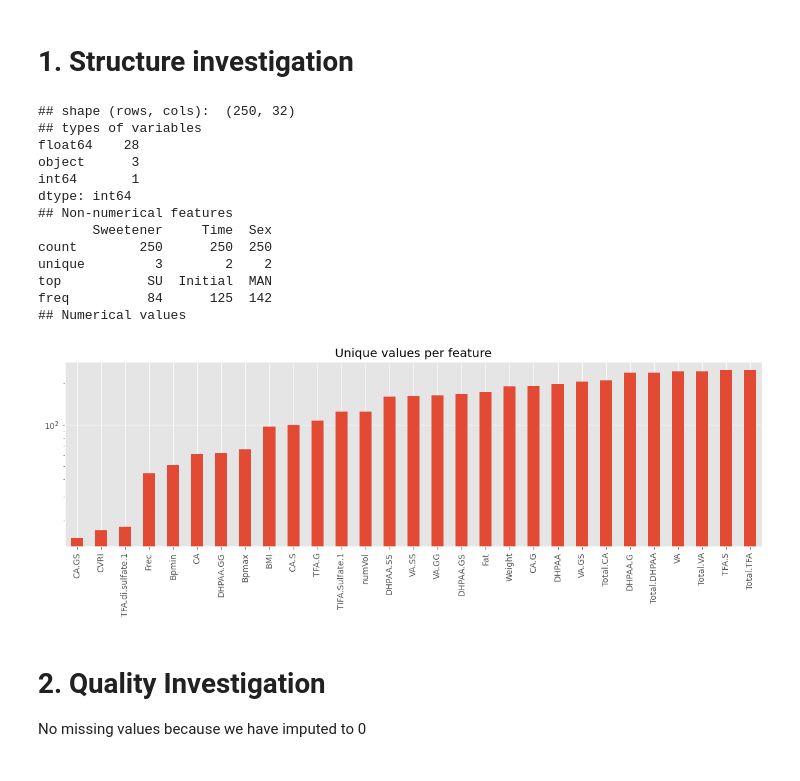
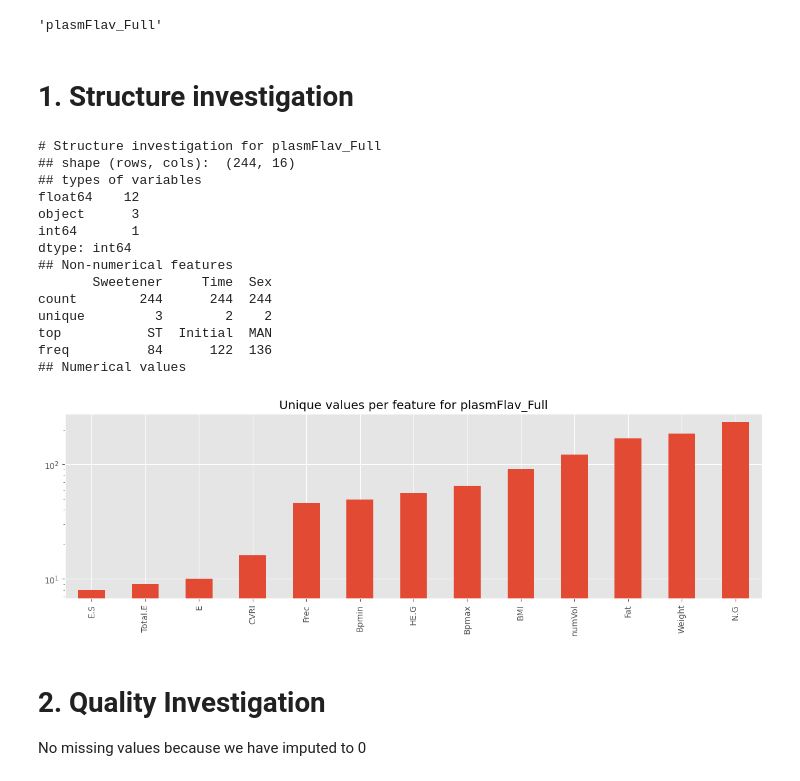
Before and after one commit to dhprieto/thirdArt, a Jupyter notebook: EDA2.ipynb, the cells around one changed output. Drawn from its saved outputs; the diff is of its cells as text; code cells hidden in the pictures.

```diff
--- a/EDA2.ipynb
+++ b/EDA2.ipynb
@@ -13,12 +13,14 @@ plt.style.use("ggplot")
 rcParams['figure.figsize'] = (12, 6)
 
 from sklearn import preprocessing
+from sklearn.model_selection import train_test_split
+import re
 
 def fullRead(pathToTable, sep, anthro = False):
 
   df_renamed = pd.read_csv(pathToTable, sep = sep, encoding = "latin_1")
 
-
+  df_name = re.sub("_ord.csv","",(re.sub("data/", "" ,pathToTable)))
   # reading and merging
 
   if anthro == True:
@@ -60,7 +62,7 @@ def fullRead(pathToTable, sep, anthro = False):
 
   df_renamed.drop(columns = ["Unnamed: 0", "grouping"], inplace=True )
   df_renamed.fillna(0, inplace=True)
-  return df_renamed
+  return (df_renamed, df_name)
 
 def scaling(df_read):
 
@@ -69,40 +71,56 @@ def scaling(df_read):
    df_read[numCols] = scaler.fit_transform(df_read[numCols])
    return df_read
 
-df1_anthro = scaling(fullRead("data/urineAnt_ord.csv",  sep = ",", anthro= True))
-df1_metab = scaling(fullRead("data/urineAnt_ord.csv",  sep = ",", anthro= False))
+def encodingSplitting(df):
+  df = pd.get_dummies(df, columns = ["Sweetener", "Sex", "Time"], drop_first=False)
+  X_met, y_met = df[df["Time_Initial"] == 1].drop(["numVol", "Time_Initial", "Time_Final"], axis=1), df[df["Time_Final"] == 1].drop(['Sweetener_SA', 'Sweetener_ST','Sweetener_SU', 'Sex_MAN', 'Sex_WOMAN', 'Time_Final', 'Time_Initial','numVol', 'Weight','BMI', 'Fat', 'CVRI', 'Bpmin', 'Bpmax', 'Frec'], axis = 1)
+  X_metTrain, X_metTest, y_metTrain, y_metTest = train_test_split(X_met, y_met, test_size=0.2, random_state=42)
+
+  X_full, y_full = df[df["Time_Initial"] == 1].drop(["numVol", "Time_Initial", "Time_Final"], axis=1), df[df["Time_Final"] == 1].drop(['numVol','Sweetener_SA', 'Sweetener_ST','Sweetener_SU','Time_Final', 'Time_Initial'], axis = 1)
+  X_fullTrain, X_fullTest, y_fullTrain, y_fullTest = train_test_split(X_full, y_full, test_size=0.3, random_state=42)
+
+  return(X_met, y_met, X_metTrain, X_metTest, y_metTrain, y_metTest, X_full, y_full, X_fullTrain, X_fullTest, y_fullTrain, y_fullTest)
+
+df1_anthro, df1_anthro_name = scaling(fullRead("data/plasmFlav_ord.csv",  sep = ",", anthro= True)[0]), fullRead("data/plasmFlav_ord.csv",  sep = ",", anthro= True)[1] + "_Full"
+df1_metab, df1_metab_name = scaling(fullRead("data/plasmFlav_ord.csv",  sep = ",", anthro= False)[0]), fullRead("data/plasmFlav_ord.csv",  sep = ",", anthro= False)[1] + "_met"
+# %%
+df1_anthro_name
+# %% [output]
+'plasmFlav_Full'
 # %% [markdown]
 # 1. Structure investigation
 # %%
-def strInv(df_scal):
+def strInv(df_scal, df_name):
 
+    print("# Structure investigation for " + df_name)
     print("## shape (rows, cols): ",df_scal.shape)
     print("## types of variables")
     print(pd.value_counts(df_scal.dtypes))
     print("## Non-numerical features")
     print(df_scal.describe(exclude="number"))
     print ("## Numerical values")
     unique_values = df_scal.select_dtypes(include="number").nunique().sort_values()
 
     # Plot information with y-axis in log-scale
-    unique_values.plot.bar(logy=True, figsize=(15, 4), title="Unique values per feature");
+    unique_values.plot.bar(logy=True, figsize=(15, 4), title="Unique values per feature for " + df_name);
 
-strInv(df1_anthro)
+strInv(df1_anthro, df1_anthro_name)
 # %% [output]
-## shape (rows, cols):  (250, 32)
+# Structure investigation for plasmFlav_Full
+## shape (rows, cols):  (244, 16)
 ## types of variables
-float64    28
+float64    12
 object      3
 int64       1
 dtype: int64
 ## Non-numerical features
        Sweetener     Time  Sex
-count        250      250  250
+count        244      244  244
 unique         3        2    2
-top           SU  Initial  MAN
-freq          84      125  142
+top           ST  Initial  MAN
+freq          84      122  136
 ## Numerical values
-[figure, old version]
+[figure, new version]
 # %% [markdown]
 # 2. Quality Investigation
 
```
Also changed, not shown: parts of 6 cells of this notebook.
